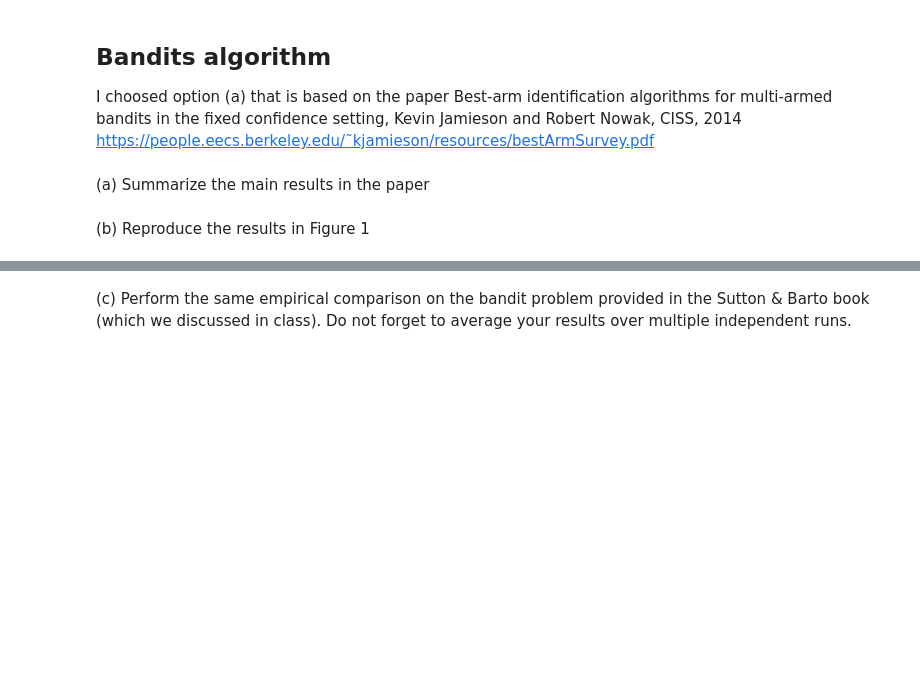
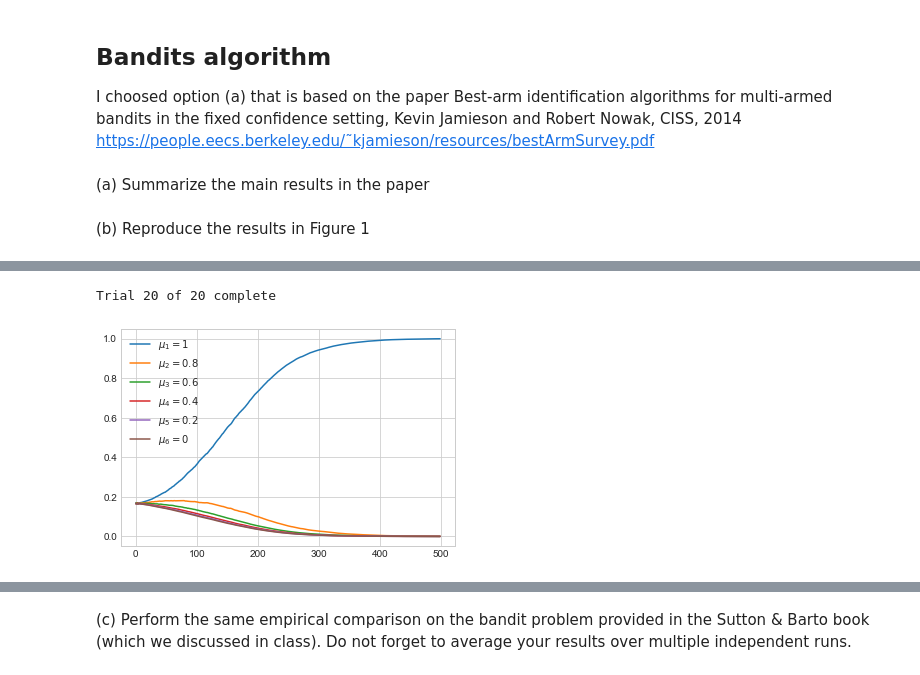
Before and after one commit to jgsimard/COMP767, a Jupyter notebook: hw1/hw1 - jean-gabriel simard.ipynb, the cells around one changed output, grey strips where cells are left out. Saved outputs shown, nothing was run; the diff lists cells and outputs as text; code cells hidden in the pictures; blank space fills up the shorter version.

```diff
--- a/hw1/hw1 - jean-gabriel simard.ipynb
+++ b/hw1/hw1 - jean-gabriel simard.ipynb
@@ -159,0 +201,39 @@ class LowerUpperConfidenceBound(AlgorithmBandit):
+# %%
+class UCBBanditTrial(AlgorithmBanditTrial):
+    def __init__(self, bandits):
+        super().__init__(bandits)
+
+    def run_trial(self, time_steps=500):
+        for step in np.arange(0,time_steps):
+
+            # check to see if we haven't sampled a bandit yet:
+            unexplored = np.where(np.isinf(self.all_empirical_means()))[0]
+
+            if len(unexplored) != 0:
+                best_bandit_index = unexplored[0]
+
+            else:
+                best_bandit_index, results = self.best_filtered_bandit_index_with_C_ik(np.arange(0, self.bandit_count))
+
+                h,l = self.get_h_and_l()
+
+                lhs = h.mean - self.C_ik(h.index)
+                rhs = l.mean + self.C_ik(l.index)
+
+                if lhs > rhs:
+                    self.print_stopping_condition(step)
+                    break
+
+            self.rewards_per_arm[best_bandit_index].append(self.pull_arm(best_bandit_index))
+            self.pull_count_per_timestep.append([len(self.rewards_per_arm[idx]) for idx, _b in enumerate(self.bandits)])
+
+
+bandits = [NormalBandit(mean, SIGMA) for mean in BANDIT_MEANS]
+trials = BanditTrials(bandits, n_trials=20, n_time_steps=500)
+trials.run_trials(UCBBanditTrial)
+
+results = trials.results_as_probability()
+plot_bandits(results)
+# %% [output]
+Trial 20 of 20 complete
+[figure, added]
```
Also changed, not shown: parts of 24 cells of this notebook.
